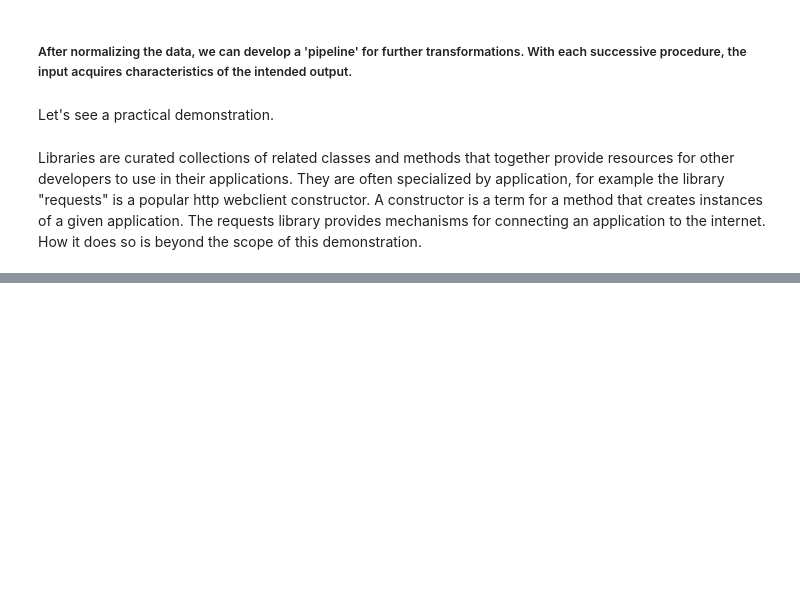
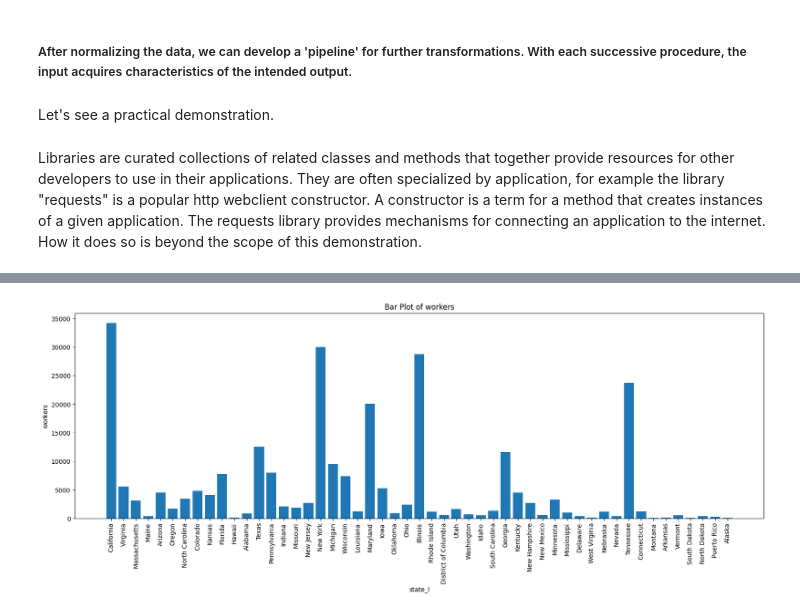
Before and after one commit to VipDataTool/Jupyter_Notebook_Demo, a Jupyter notebook: Demo_AI_Notebook.ipynb, the cells around one changed output, grey strips where cells are left out. Cells and saved outputs as stored; diff of their text form; code cells hidden in the pictures; blank space fills up the shorter version.

```diff
--- a/Demo_AI_Notebook.ipynb
+++ b/Demo_AI_Notebook.ipynb
@@ -139,2 +155,16 @@ df.describe()
+# %%
+#Here's a bar graph of the number of workers in each state in the US.
+x,y='state_l','workers'
+title="Bar Plot of {}".format(y)
+plt.figure(figsize=(20, 6))
+plt.bar(df[x], df[y])
+plt.xlabel(x)
+# Rotate x-axis label
+plt.xticks(rotation=90)
+plt.ylabel(y)
+plt.title(title)
+plt.show()
+# %% [output]
+[figure, added]
 # %%
 #Here's a bar graph of the number of workers in each state in the US.
```
Also changed, not shown: parts of 8 cells of this notebook.
